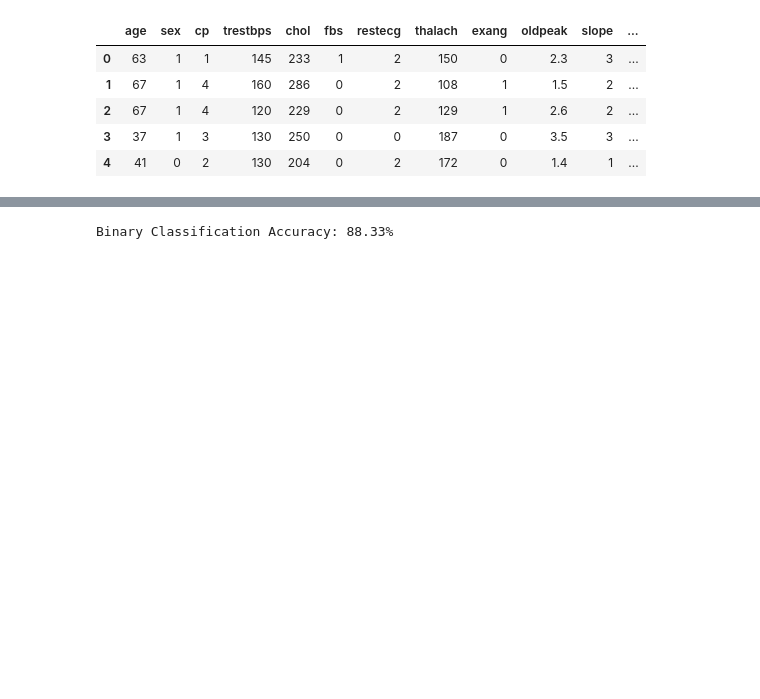
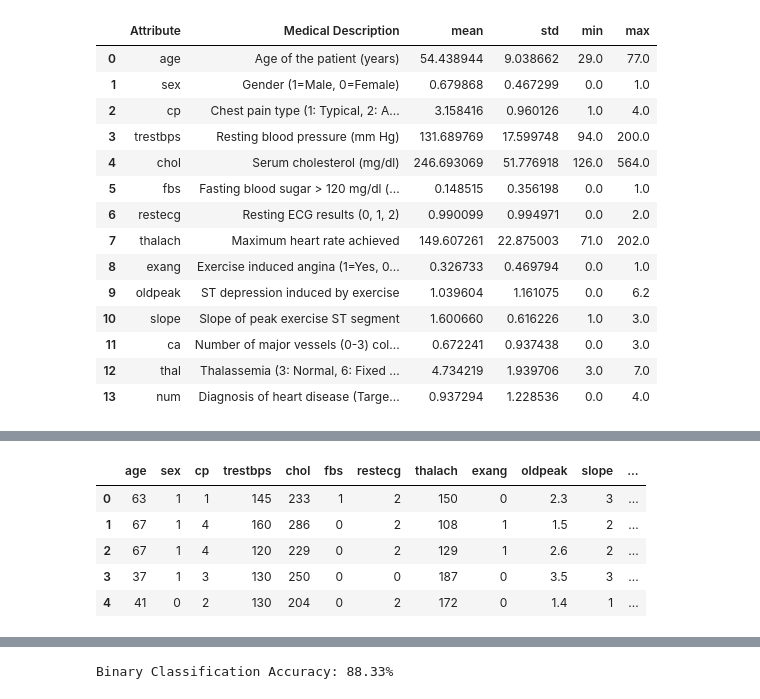
Before and after one commit to NIKKAvRULZ/ML-Heart-Disease-Prediction, a Jupyter notebook: heart_disease_analysis.ipynb, the cells around one changed output, grey strips where cells are left out. Cells and saved outputs as stored; diff of their text form; code cells hidden in the pictures; blank space fills up the shorter version.

```diff
--- a/heart_disease_analysis.ipynb
+++ b/heart_disease_analysis.ipynb
@@ -1,22 +1,55 @@
 # %%
 import pandas as pd
 import numpy as np
+from IPython.display import display
 
-# 1. Load the dataset you saved earlier
+# --- STEP 1: LOAD DATASET ---
+# Rubric Criteria 1: Selection of appropriate dataset (UCI Heart Disease)
 df = pd.read_csv('heart_disease.csv')
 
-# 2. Description of the dataset (Rubric Item #2)
-print("Dataset Shape:", df.shape) # Shows rows and columns
-print(df.info()) # Shows attribute names and data types
+# --- STEP 2: FORMAL DATASET DESCRIPTION ---
+# Rubric Criteria 2: Describing attributes, context, and parameters
+print("--- 1. DATASET OVERVIEW ---")
+print(f"Dataset Shape: {df.shape[0]} patients and {df.shape[1]} clinical attributes.\n")
 
-# 3. Data Preprocessing: Check for missing values (Rubric Item #3)
-# The UCI Heart Disease dataset often uses '?' for missing values
+# Mapping attributes to medical meanings for the "Description" requirement
+attribute_info = {
+    'age': 'Age of the patient (years)',
+    'sex': 'Gender (1=Male, 0=Female)',
+    'cp': 'Chest pain type (1: Typical, 2: Atypical, 3: Non-anginal, 4: Asymptomatic)',
+    'trestbps': 'Resting blood pressure (mm Hg)',
+    'chol': 'Serum cholesterol (mg/dl)',
+    'fbs': 'Fasting blood sugar > 120 mg/dl (1=True, 0=False)',
+    'restecg': 'Resting ECG results (0, 1, 2)',
+    'thalach': 'Maximum heart rate achieved',
+    'exang': 'Exercise induced angina (1=Yes, 0=No)',
+    'oldpeak': 'ST depression induced by exercise',
+    'slope': 'Slope of peak exercise ST segment',
+    'ca': 'Number of major vessels (0-3) colored by flourosopy',
+    'thal': 'Thalassemia (3: Normal, 6: Fixed defect, 7: Reversable defect)',
+    'num': 'Diagnosis of heart disease (Target: 0=Healthy, 1-4=Disease Presence)'
+}
+
+# Create a professional summary table for the report
+description_df = pd.DataFrame(list(attribute_info.items()), columns=['Attribute', 'Medical Description'])
+stats = df.describe().T[['mean', 'std', 'min', 'max']]
+formal_summary = description_df.merge(stats, left_on='Attribute', right_index=True)
+
+display(formal_summary)
+
+# --- STEP 3: DATA PREPROCESSING & CLEANSING ---
+# Rubric Criteria 3: Applying necessary cleansing
+print("\n--- 2. DATA PREPROCESSING ---")
+
+# Identifying hidden missing values ('?') often found in UCI datasets
 df = df.replace('?', np.nan)
-print("Missing values per column:\n", df.isnull().sum())
+missing_count = df.isnull().sum()
+print(f"Missing values detected per column:\n{missing_count[missing_count > 0]}")
 
-# 4. Cleansing: Drop rows with missing values or fill them
+# Dropping rows with missing values to ensure model integrity
 df = df.dropna()
+print(f"\nFinal dataset size after cleansing: {df.shape[0]} patients.")
 
-# 5. Preview the cleaned data
-df.head()
+# --- STEP 4: PREVIEW CLEANED DATA ---
+display(df.head())
 # %% [output]
@@ -40,6 +58,15 @@ dtype: int64
-|  | age | sex | cp | trestbps | chol | fbs | restecg | thalach | exang | oldpeak | slope | ... |
-| 0 | 63 | 1 | 1 | 145 | 233 | 1 | 2 | 150 | 0 | 2.3 | 3 | ... |
-| 1 | 67 | 1 | 4 | 160 | 286 | 0 | 2 | 108 | 1 | 1.5 | 2 | ... |
-| 2 | 67 | 1 | 4 | 120 | 229 | 0 | 2 | 129 | 1 | 2.6 | 2 | ... |
-| 3 | 37 | 1 | 3 | 130 | 250 | 0 | 0 | 187 | 0 | 3.5 | 3 | ... |
-| 4 | 41 | 0 | 2 | 130 | 204 | 0 | 2 | 172 | 0 | 1.4 | 1 | ... |
+|  | Attribute | Medical Description | mean | std | min | max |
+| 0 | age | Age of the patient (years) | 54.438944 | 9.038662 | 29.0 | 77.0 |
+| 1 | sex | Gender (1=Male, 0=Female) | 0.679868 | 0.467299 | 0.0 | 1.0 |
+| 2 | cp | Chest pain type (1: Typical, 2: A... | 3.158416 | 0.960126 | 1.0 | 4.0 |
+| 3 | trestbps | Resting blood pressure (mm Hg) | 131.689769 | 17.599748 | 94.0 | 200.0 |
+| 4 | chol | Serum cholesterol (mg/dl) | 246.693069 | 51.776918 | 126.0 | 564.0 |
+| 5 | fbs | Fasting blood sugar > 120 mg/dl (... | 0.148515 | 0.356198 | 0.0 | 1.0 |
+| 6 | restecg | Resting ECG results (0, 1, 2) | 0.990099 | 0.994971 | 0.0 | 2.0 |
+| 7 | thalach | Maximum heart rate achieved | 149.607261 | 22.875003 | 71.0 | 202.0 |
+| 8 | exang | Exercise induced angina (1=Yes, 0... | 0.326733 | 0.469794 | 0.0 | 1.0 |
+| 9 | oldpeak | ST depression induced by exercise | 1.039604 | 1.161075 | 0.0 | 6.2 |
+| 10 | slope | Slope of peak exercise ST segment | 1.600660 | 0.616226 | 1.0 | 3.0 |
+| 11 | ca | Number of major vessels (0-3) col... | 0.672241 | 0.937438 | 0.0 | 3.0 |
+| 12 | thal | Thalassemia (3: Normal, 6: Fixed ... | 4.734219 | 1.939706 | 3.0 | 7.0 |
+| 13 | num | Diagnosis of heart disease (Targe... | 0.937294 | 1.228536 | 0.0 | 4.0 |
@@ -45,0 +80,6 @@ dtype: int64
+|  | age | sex | cp | trestbps | chol | fbs | restecg | thalach | exang | oldpeak | slope | ... |
+| 0 | 63 | 1 | 1 | 145 | 233 | 1 | 2 | 150 | 0 | 2.3 | 3 | ... |
+| 1 | 67 | 1 | 4 | 160 | 286 | 0 | 2 | 108 | 1 | 1.5 | 2 | ... |
+| 2 | 67 | 1 | 4 | 120 | 229 | 0 | 2 | 129 | 1 | 2.6 | 2 | ... |
+| 3 | 37 | 1 | 3 | 130 | 250 | 0 | 0 | 187 | 0 | 3.5 | 3 | ... |
+| 4 | 41 | 0 | 2 | 130 | 204 | 0 | 2 | 172 | 0 | 1.4 | 1 | ... |
```
Also changed, not shown: parts of 4 cells of this notebook.
